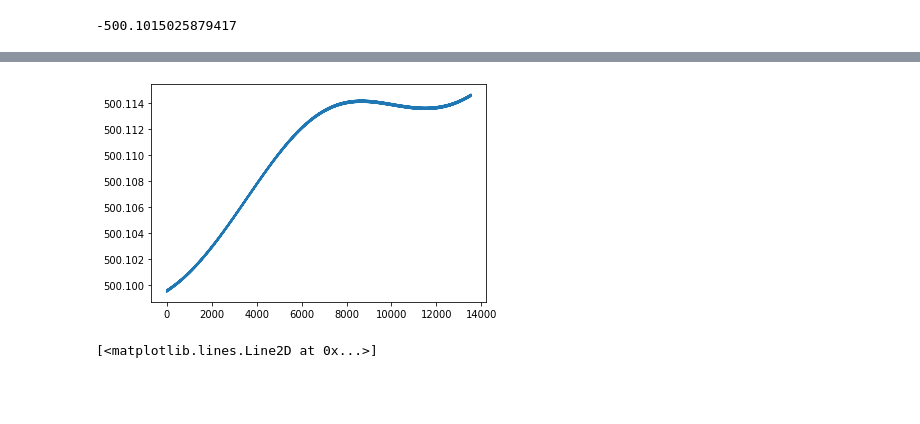
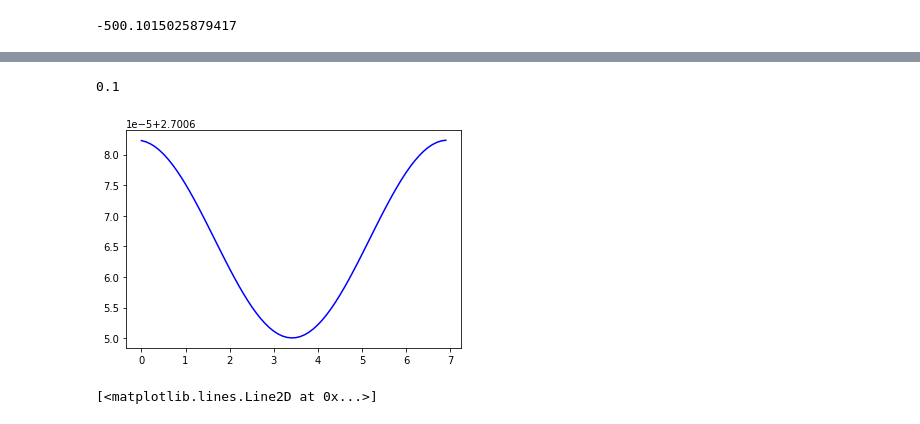
Before and after one commit to sdorsher/ThreeBodyOrbits, a Jupyter notebook: TwoStarsOnePlanet_Esplit.ipynb, the cells around one changed output, grey strips where cells are left out. Cells and saved outputs as stored; diff of their text form; code cells hidden in the pictures; blank space fills up the shorter version.

```diff
--- a/TwoStarsOnePlanet_Esplit.ipynb
+++ b/TwoStarsOnePlanet_Esplit.ipynb
@@ -319,7 +319,9 @@ def KErelcm3(xvec1,xvec2,xvec3,masses):
     KE1= 1/2*masses[1]*np.sum(np.square(vel1-cmv))
     KE2 = 1/2*masses[2]*np.sum(np.square(vel2-cmv))
     KErelcm = KE0+KE1+KE2
-    return KE0,KE1,KE2,KErelcm
+    KEbinary=KE0+KE1
+    KEplanet=KE2
+    return KE0,KE1,KE2,KEbinary,KEplanet,KErelcm
 # %%
 KErelcm3(xvec1,xvec2,xvec3,masses)
 # %% [output]
@@ -339,7 +343,9 @@ def PE3(xvec1,xvec2,xvec3,masses):
     PE02=-masses[0]*masses[2]/r02
     PE12=-masses[1]*masses[2]/r12
     PE=PE01+PE02+PE12
-    return PE01,PE02,PE12,PE
+    PEbinary=PE01
+    PEplanet=PE02+PE12
+    return PE01,PE02,PE12,PEbinary,PEplanet,PE
 # %%
 PE3(xvec1,xvec2,xvec3,masses)
 # %% [output]
@@ -415 +436,3 @@ L0, xvec0,xvec,Etot0,Earr,deltaEarr,angLtot0,Larr,deltaLarr,ptot0,parr,deltaparr
+# %%
+KEbinaryarr,KEplanetarr,PEbinaryarr,PEplanetarr,KEcmarr=RunFirstOrbitTwoStarsPlanet(dt,xyuvatwostarsplanet,False,ODEeq)
 # %%
@@ -456,14 +467,32 @@ xvec3_0=xvec0[2]
 xvec1=xvec[0]
 # %%
 xvec2=xvec[1]
+# %%
+dt
+# %% [output]
+0.1
 # %%
 xvec3=xvec[2]
-# %%
-import matplotlib.pyplot as plt
-plt.plot(dt*np.arange(len(Earr)),Earr)
-plt.show()
-# %% [output]
-[figure, removed]
+# %%
+import matplotlib.pyplot as plt
+offsetkb=.001-.00012+.00001 #-2.699+2e-5-.00012
+#offsetpb=-3
+offsetkp=3.69 #1.0
+#offsetpp=.7
+offsetcm=6+.005-.00065+.0008
+offsett=0.0008+5e-5+.00004+.0001
+Eplanet=np.array(PEplanetarr)+np.array(KEplanetarr)
+Ebinary=np.array(PEbinaryarr)+np.array(KEbinaryarr)
+Etotal=np.array(KEcmarr)+Eplanet+Ebinary
+#plt.plot(dt*np.arange(len(KEbinaryarr)),np.log10(-(Ebinary))+offsetkb,'k')
+plt.plot(dt*np.arange(70),np.log10(-(Eplanet[0:70]))+offsetkp,'b')
+#plt.plot(dt*np.arange(len(KEbinaryarr)),np.log10(np.array(KEcmarr))+offsetcm,'r')
+#plt.plot(dt*np.arange(len(KEbinaryarr)),np.log10(-(Etotal))+offsett,'g')
+#plt.plot(dt*np.arange(len(KEbinaryarr)),np.log10(np.array(KEplanetarr))+offsetkp,'g')
+#plt.plot(dt*np.arange(len(PEbinaryarr)),np.log10(-np.array(PEplanetarr))+offsetpp,'r')
+plt.show()
+# %% [output]
+[figure, added]
 # %%
 import matplotlib.pyplot as plt
 plt.plot(dt*np.arange(len(parr)),np.array(parr)[:,1])
```
Also changed, not shown: parts of 15 cells of this notebook.
